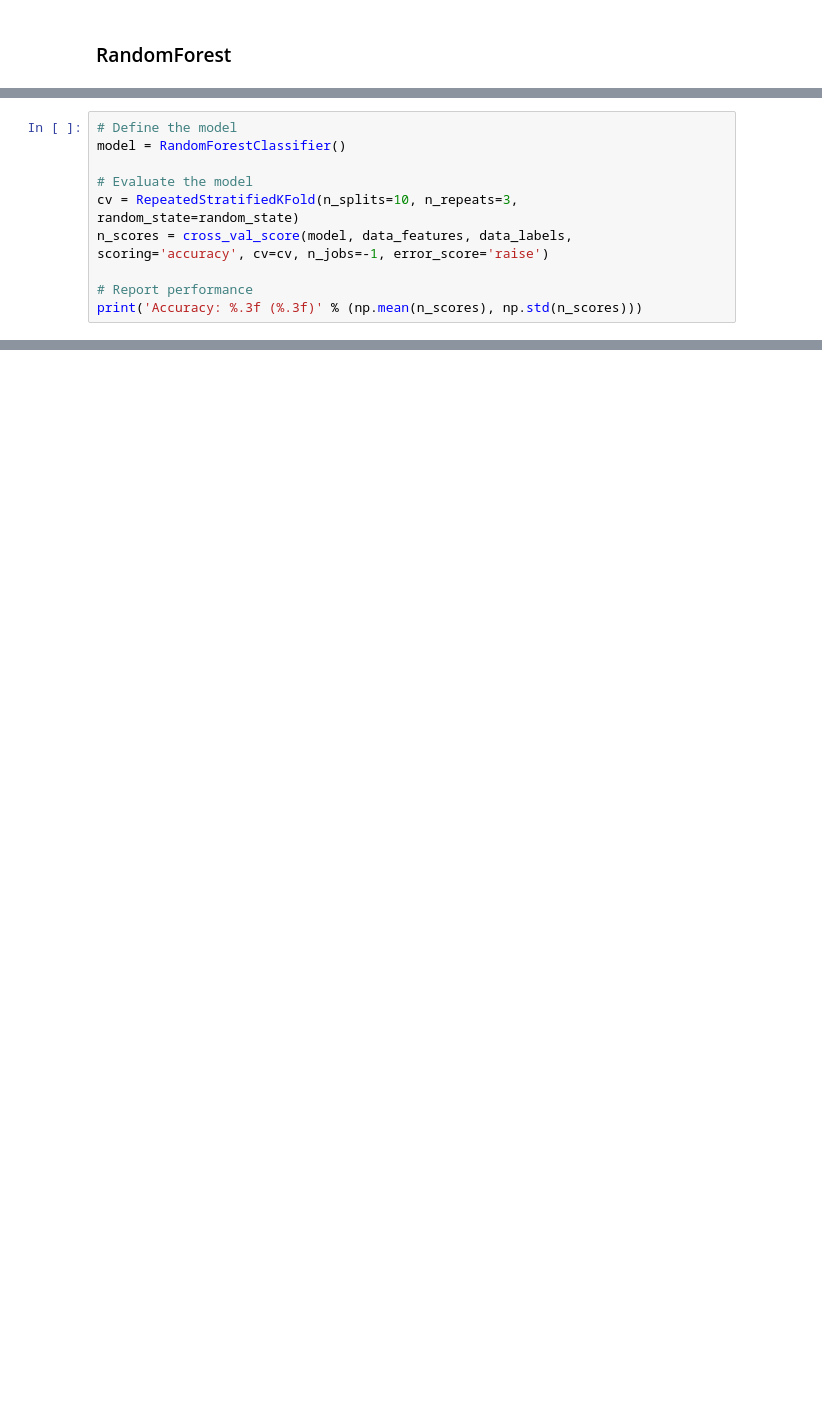
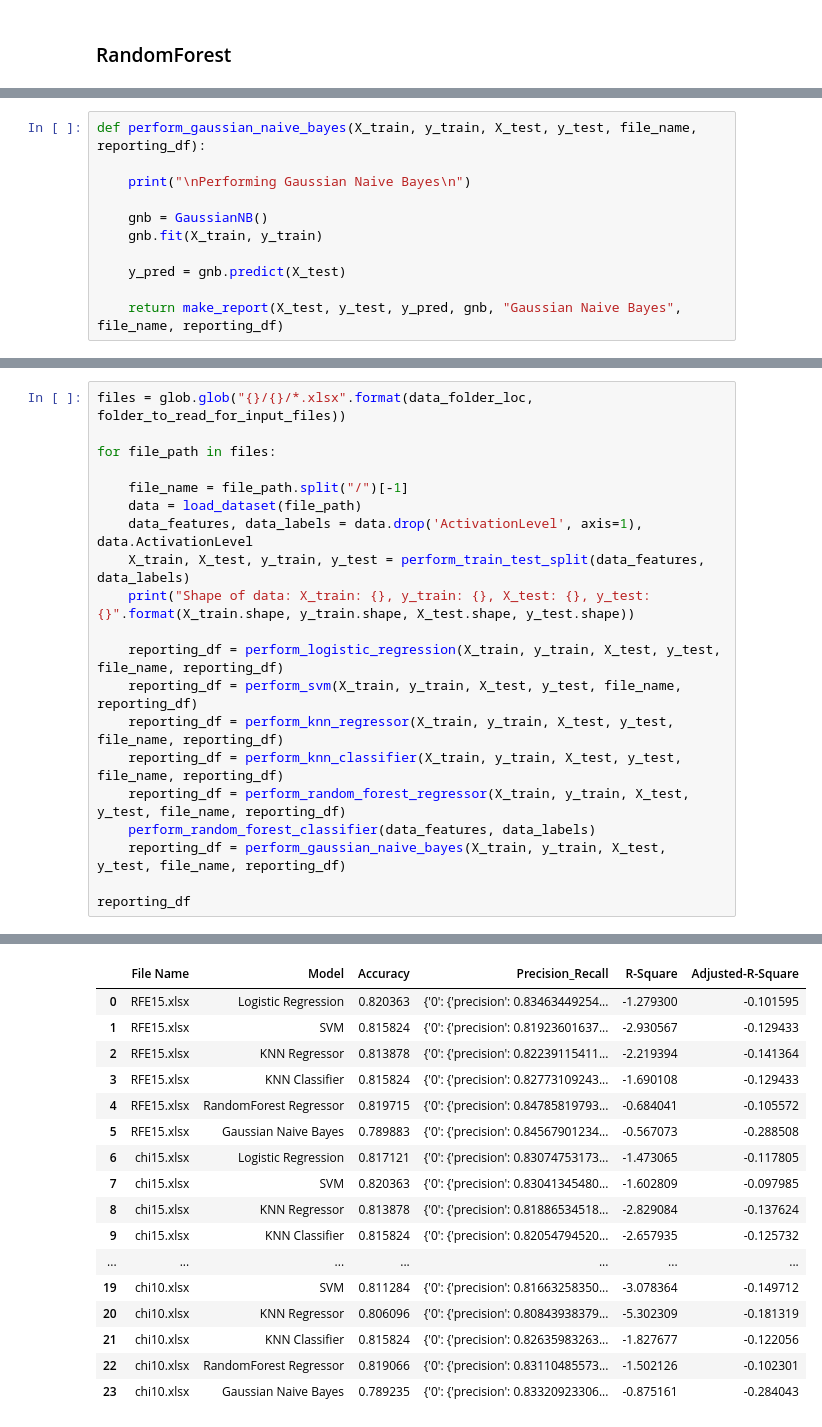
Before and after one commit to Rishabhkandoi/CapstoneUR, a Jupyter notebook: Code/Model/TraumaClassification.ipynb, the cells around one changed output, grey strips where cells are left out. Drawn from its saved outputs; the diff is of its cells as text; blank space fills up the shorter version.

```diff
--- a/Code/Model/TraumaClassification.ipynb
+++ b/Code/Model/TraumaClassification.ipynb
@@ -425,10 +255,0 @@ Variable: Craniotomy           Importance: 0.03
-# %%
-# Define the model
-model = RandomForestClassifier()
-
-# Evaluate the model
-cv = RepeatedStratifiedKFold(n_splits=10, n_repeats=3, random_state=random_state)
-n_scores = cross_val_score(model, data_features, data_labels, scoring='accuracy', cv=cv, n_jobs=-1, error_score='raise')
-
-# Report performance
-print('Accuracy: %.3f (%.3f)' % (np.mean(n_scores), np.std(n_scores)))
@@ -484,0 +281,11 @@ for name, model in models.items():
+# %%
+def perform_gaussian_naive_bayes(X_train, y_train, X_test, y_test, file_name, reporting_df):
+
+    print("\nPerforming Gaussian Naive Bayes\n")
+
+    gnb = GaussianNB()
+    gnb.fit(X_train, y_train)
+
+    y_pred = gnb.predict(X_test)
+
+    return make_report(X_test, y_test, y_pred, gnb, "Gaussian Naive Bayes", file_name, reporting_df)
@@ -484,0 +294,21 @@ for name, model in models.items():
+# %%
+files = glob.glob("{}/{}/*.xlsx".format(data_folder_loc, folder_to_read_for_input_files))
+
+for file_path in files:
+
+    file_name = file_path.split("/")[-1]
+    data = load_dataset(file_path)
+    data_features, data_labels = data.drop('ActivationLevel', axis=1), data.ActivationLevel
+    X_train, X_test, y_train, y_test = perform_train_test_split(data_features, data_labels)
+    print("Shape of data: X_train: {}, y_train: {}, X_test: {}, y_test: {}".format(X_train.shape, y_train.shape, X_test.shape, y_test.shape))
+
+    reporting_df = perform_logistic_regression(X_train, y_train, X_test, y_test, file_name, reporting_df)
+    reporting_df = perform_svm(X_train, y_train, X_test, y_test, file_name, reporting_df)
+    reporting_df = perform_knn_regressor(X_train, y_train, X_test, y_test, file_name, reporting_df)
+    reporting_df = perform_knn_classifier(X_train, y_train, X_test, y_test, file_name, reporting_df)
+    reporting_df = perform_random_forest_regressor(X_train, y_train, X_test, y_test, file_name, reporting_df)
+    perform_random_forest_classifier(data_features, data_labels)
+    reporting_df = perform_gaussian_naive_bayes(X_train, y_train, X_test, y_test, file_name, reporting_df)
+
+reporting_df
+# %% [output]
@@ -484,0 +332,17 @@ for name, model in models.items():
+|  | File Name | Model | Accuracy | Precision_Recall | R-Square | Adjusted-R-Square |
+| 0 | RFE15.xlsx | Logistic Regression | 0.820363 | {'0': {'precision': 0.83463449254... | -1.279300 | -0.101595 |
+| 1 | RFE15.xlsx | SVM | 0.815824 | {'0': {'precision': 0.81923601637... | -2.930567 | -0.129433 |
+| 2 | RFE15.xlsx | KNN Regressor | 0.813878 | {'0': {'precision': 0.82239115411... | -2.219394 | -0.141364 |
+| 3 | RFE15.xlsx | KNN Classifier | 0.815824 | {'0': {'precision': 0.82773109243... | -1.690108 | -0.129433 |
+| 4 | RFE15.xlsx | RandomForest Regressor | 0.819715 | {'0': {'precision': 0.84785819793... | -0.684041 | -0.105572 |
+| 5 | RFE15.xlsx | Gaussian Naive Bayes | 0.789883 | {'0': {'precision': 0.84567901234... | -0.567073 | -0.288508 |
+| 6 | chi15.xlsx | Logistic Regression | 0.817121 | {'0': {'precision': 0.83074753173... | -1.473065 | -0.117805 |
+| 7 | chi15.xlsx | SVM | 0.820363 | {'0': {'precision': 0.83041345480... | -1.602809 | -0.097985 |
+| 8 | chi15.xlsx | KNN Regressor | 0.813878 | {'0': {'precision': 0.81886534518... | -2.829084 | -0.137624 |
+| 9 | chi15.xlsx | KNN Classifier | 0.815824 | {'0': {'precision': 0.82054794520... | -2.657935 | -0.125732 |
+| ... | ... | ... | ... | ... | ... | ... |
+| 19 | chi10.xlsx | SVM | 0.811284 | {'0': {'precision': 0.81663258350... | -3.078364 | -0.149712 |
+| 20 | chi10.xlsx | KNN Regressor | 0.806096 | {'0': {'precision': 0.80843938379... | -5.302309 | -0.181319 |
+| 21 | chi10.xlsx | KNN Classifier | 0.815824 | {'0': {'precision': 0.82635983263... | -1.827677 | -0.122056 |
+| 22 | chi10.xlsx | RandomForest Regressor | 0.819066 | {'0': {'precision': 0.83110485573... | -1.502126 | -0.102301 |
+| 23 | chi10.xlsx | Gaussian Naive Bayes | 0.789235 | {'0': {'precision': 0.83320923306... | -0.875161 | -0.284043 |
```
Also changed, not shown: parts of 49 cells of this notebook.
